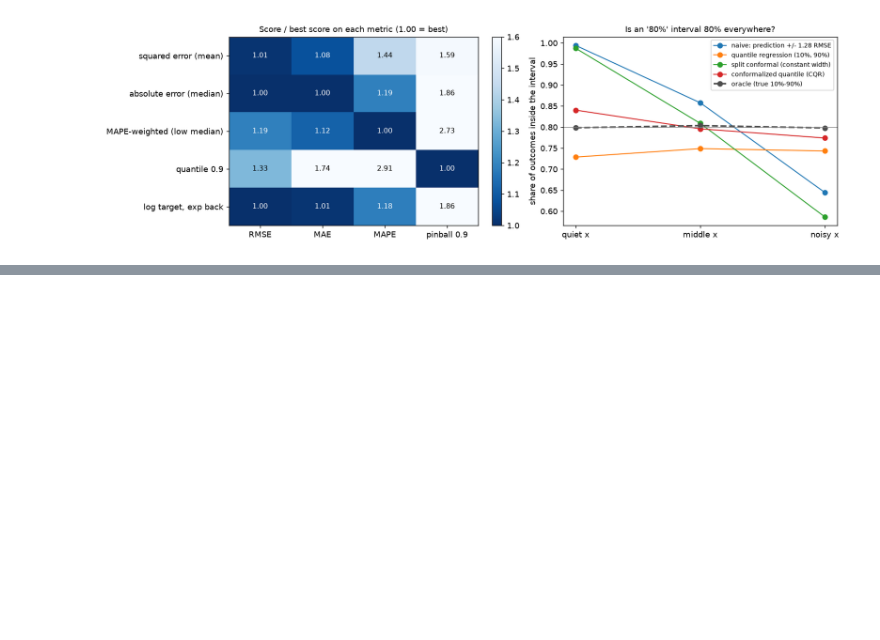
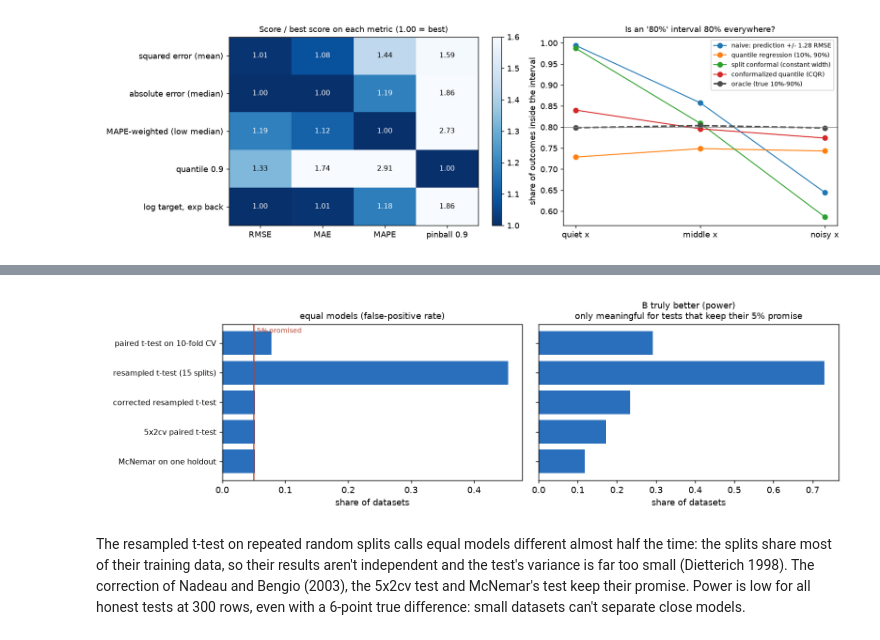
Before and after one commit to godot107/eval-lab, a Jupyter notebook: notebooks/walkthrough.ipynb, the cells around one changed output, grey strips where cells are left out. Drawn from its saved outputs; the diff is of its cells as text; code cells hidden in the pictures; blank space fills up the shorter version.

```diff
--- a/notebooks/walkthrough.ipynb
+++ b/notebooks/walkthrough.ipynb
@@ -151,0 +309,10 @@ pd.DataFrame(cap["by_model"]).T
+# %%
+display(Image(str(config.FIGURES / "l6_compare.png")))
+# %% [output]
+[figure, added]
+# %% [markdown]
+The resampled t-test on repeated random splits calls equal models different almost half the time: the
+splits share most of their training data, so their results aren't independent and the test's variance is far too
+small (Dietterich 1998). The correction of Nadeau and Bengio (2003), the 5x2cv test and McNemar's test keep their
+promise. Power is low for all honest tests at 300 rows, even with a 6-point true difference: small datasets can't
+separate close models.
```
Also changed, not shown: parts of 60 cells of this notebook, 31 other files.
